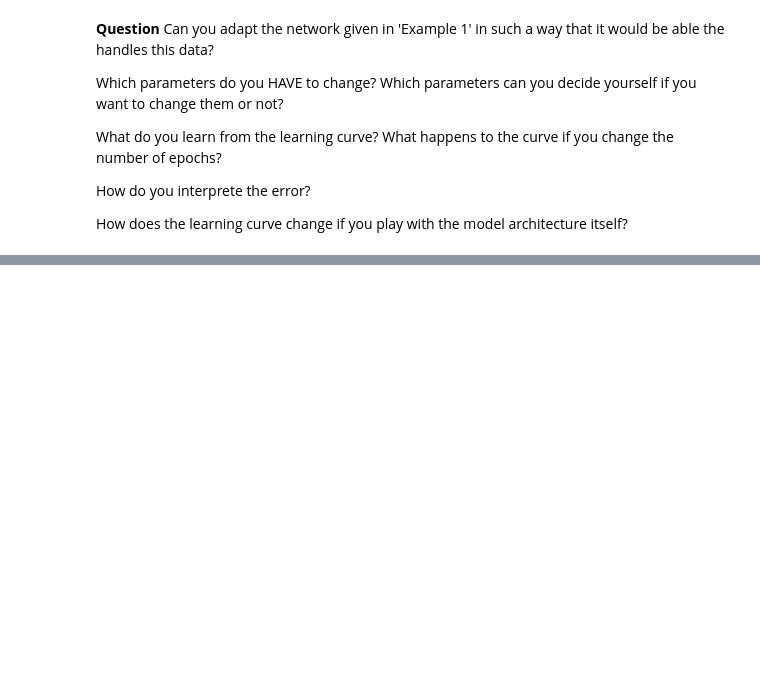
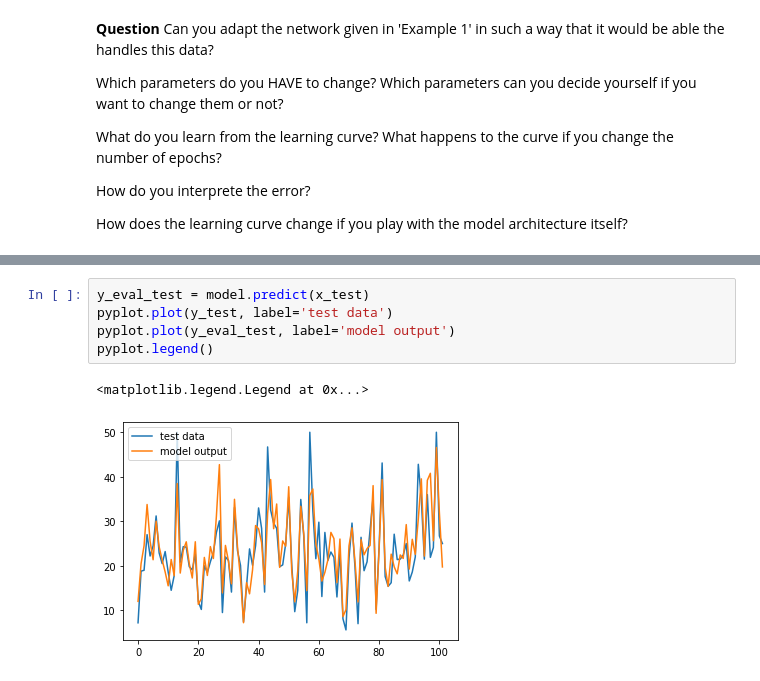
Before and after one commit to lvaneykeren/dllearning, a Jupyter notebook: 20210608_Intro_to_DL_First_Neural_Network.ipynb, the cells around one changed output, grey strips where cells are left out. Cells and saved outputs as stored; diff of their text form; blank space fills up the shorter version.

```diff
--- a/20210608_Intro_to_DL_First_Neural_Network.ipynb
+++ b/20210608_Intro_to_DL_First_Neural_Network.ipynb
@@ -187,0 +228,8 @@ How does the learning curve change if you play with the model architecture itsel
+# %%
+y_eval_test = model.predict(x_test)
+pyplot.plot(y_test, label='test data')
+pyplot.plot(y_eval_test, label='model output')
+pyplot.legend()
+# %% [output]
+<matplotlib.legend.Legend at 0x...>
+[figure, added]
```
Also changed, not shown: parts of 7 cells of this notebook.
